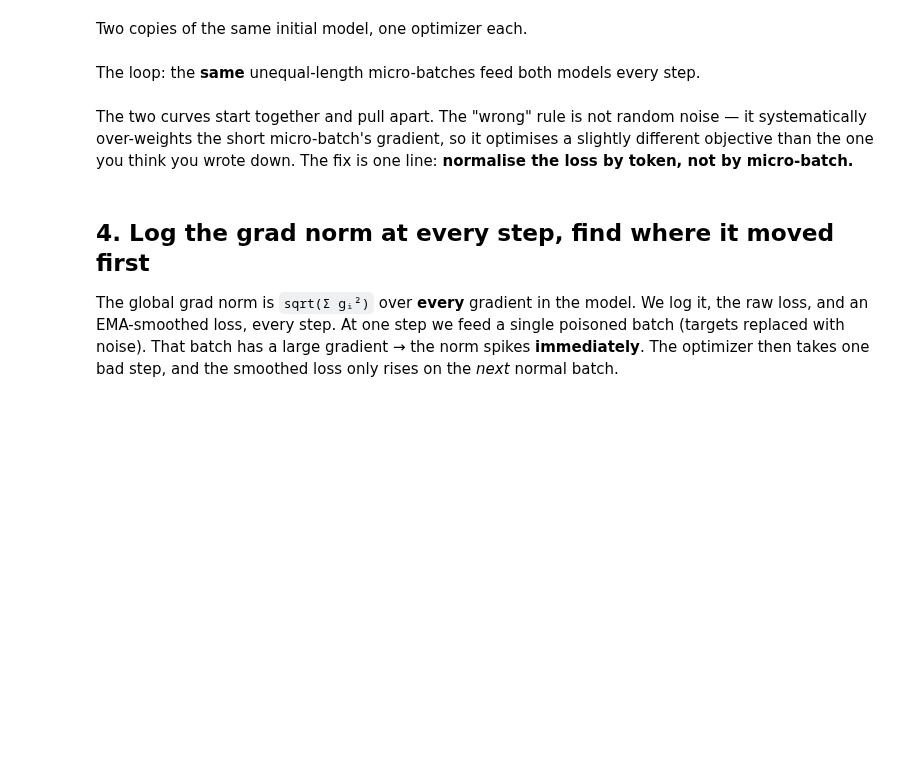
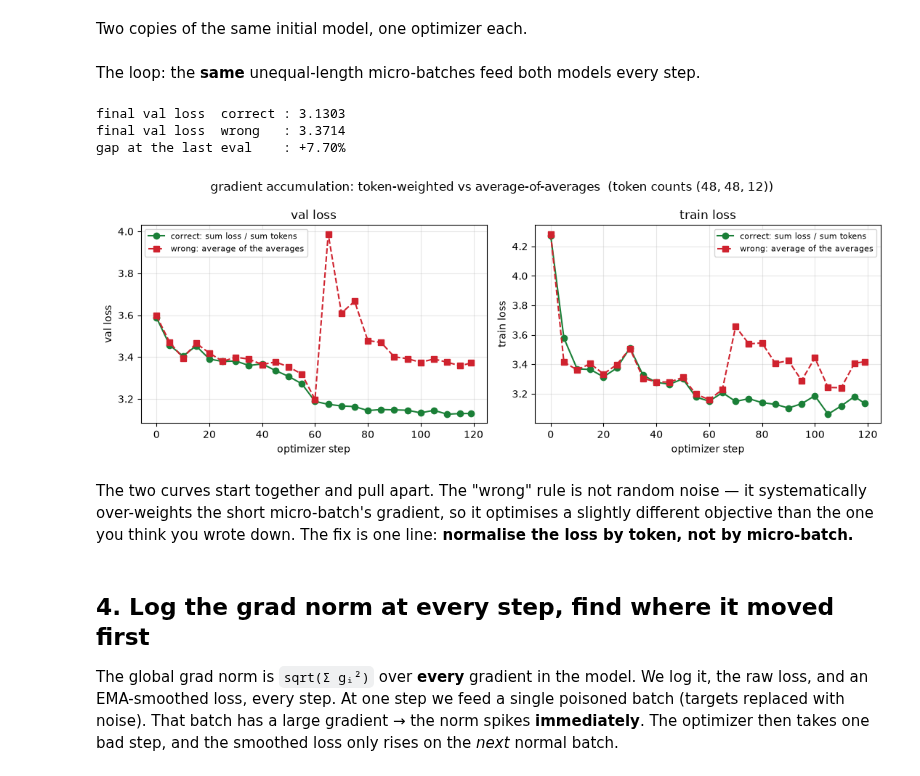
Before and after one commit to RaviNaik/ERA, a Jupyter notebook: v5/session10/training_loop/session10_training_loop.ipynb, the cells around one changed output. Cells and saved outputs as stored; diff of their text form; code cells hidden in the pictures; blank space fills up the shorter version.

```diff
--- a/v5/session10/training_loop/session10_training_loop.ipynb
+++ b/v5/session10/training_loop/session10_training_loop.ipynb
@@ -421,14 +590,22 @@ The loop: the **same** unequal-length micro-batches feed both models every step.
 acc_hist = {"step": [], "c_val": [], "w_val": [], "c_tr": [], "w_tr": []}
 gen = torch.Generator().manual_seed(4242)
 for step in range(n_steps):
-    micro = [data.get_var_micro_batch(ds, "train", micro_bs, rl, pad_to, DEVICE, generator=gen)
-             for rl in real_lens]
-    tl_c = accumulate_correct(m_correct, micro); opt_c.step()
-    tl_w = accumulate_wrong(m_wrong,   micro);   opt_w.step()
+    micro = [
+        data.get_var_micro_batch(
+            ds, "train", micro_bs, rl, pad_to, DEVICE, generator=gen
+        )
+        for rl in real_lens
+    ]
+    tl_c = accumulate_correct(m_correct, micro)
+    opt_c.step()
+    tl_w = accumulate_wrong(m_wrong, micro)
+    opt_w.step()
     if step % eval_every == 0 or step == n_steps - 1:
         acc_hist["step"].append(step)
-        acc_hist["c_val"].append(val_loss(m_correct)); acc_hist["w_val"].append(val_loss(m_wrong))
-        acc_hist["c_tr"].append(tl_c);                 acc_hist["w_tr"].append(tl_w)
+        acc_hist["c_val"].append(val_loss(m_correct))
+        acc_hist["w_val"].append(val_loss(m_wrong))
+        acc_hist["c_tr"].append(tl_c)
+        acc_hist["w_tr"].append(tl_w)
 
 gap = 100 * (acc_hist["w_val"][-1] - acc_hist["c_val"][-1]) / acc_hist["c_val"][-1]
 print(f"final val loss  correct : {acc_hist['c_val'][-1]:.4f}")
@@ -436,15 +613,42 @@ print(f"final val loss  wrong   : {acc_hist['w_val'][-1]:.4f}")
 print(f"gap at the last eval    : {gap:+.2f}%")
 RESULTS["accum_final_val_correct"] = acc_hist["c_val"][-1]
 RESULTS["accum_final_val_wrong"] = acc_hist["w_val"][-1]
+# %% [output]
+final val loss  correct : 3.1303
+final val loss  wrong   : 3.3714
+gap at the last eval    : +7.70%
 # %%
 fig, ax = plt.subplots(1, 2, figsize=(11, 4))
-for a, (ck, wk, title) in zip(ax, [("c_val", "w_val", "val loss"), ("c_tr", "w_tr", "train loss")]):
-    a.plot(acc_hist["step"], acc_hist[ck], "o-", color="#1a7f37", label="correct: sum loss / sum tokens")
-    a.plot(acc_hist["step"], acc_hist[wk], "s--", color="#cf222e", label="wrong: average of the averages")
-    a.set_xlabel("optimizer step"); a.set_ylabel(title); a.set_title(title)
-    a.grid(alpha=0.3); a.legend(fontsize=8)
-fig.suptitle(f"gradient accumulation: token-weighted vs average-of-averages  (token counts {real_lens})")
-fig.tight_layout(); fig.savefig("assets/accum_gap.png", dpi=110, bbox_inches="tight"); plt.show()
+for a, (ck, wk, title) in zip(
+    ax, [("c_val", "w_val", "val loss"), ("c_tr", "w_tr", "train loss")]
+):
+    a.plot(
+        acc_hist["step"],
+        acc_hist[ck],
+        "o-",
+        color="#1a7f37",
+        label="correct: sum loss / sum tokens",
+    )
+    a.plot(
+        acc_hist["step"],
+        acc_hist[wk],
+        "s--",
+        color="#cf222e",
+        label="wrong: average of the averages",
+    )
+    a.set_xlabel("optimizer step")
+    a.set_ylabel(title)
+    a.set_title(title)
+    a.grid(alpha=0.3)
+    a.legend(fontsize=8)
+fig.suptitle(
+    f"gradient accumulation: token-weighted vs average-of-averages  (token counts {real_lens})"
+)
+fig.tight_layout()
+fig.savefig("assets/accum_gap.png", dpi=110, bbox_inches="tight")
+plt.show()
+# %% [output]
+[figure, added]
 # %% [markdown]
 The two curves start together and pull apart. The "wrong" rule is not random
 noise — it systematically over-weights the short micro-batch's gradient, so it
```
Also changed, not shown: parts of 52 cells of this notebook, 5 other files.
